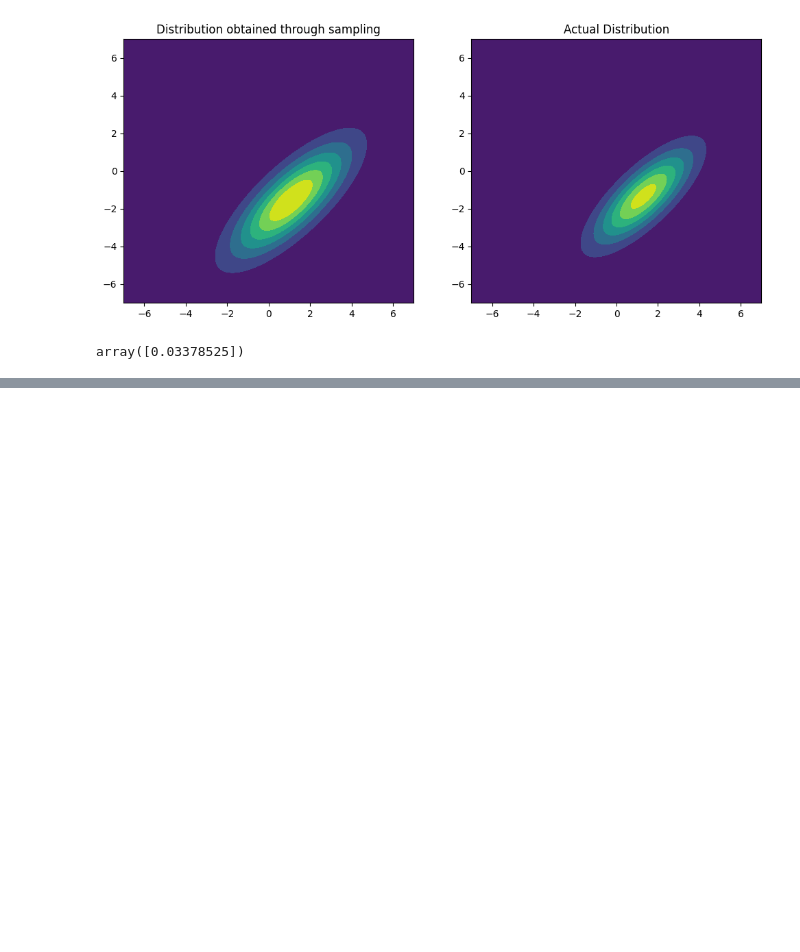
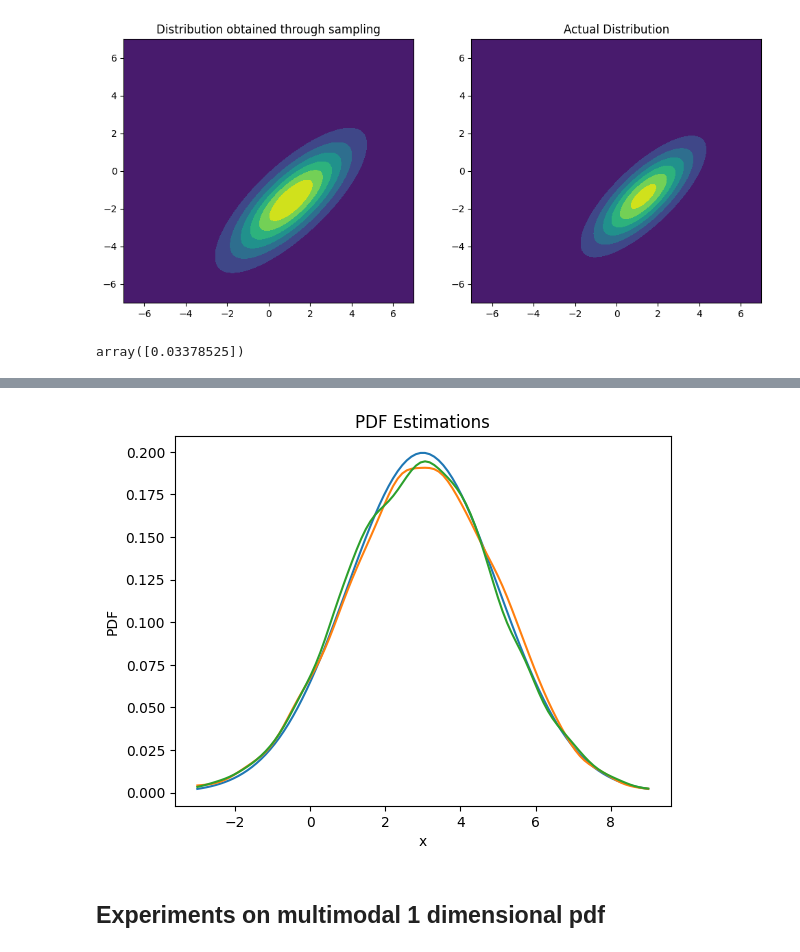
Before and after one commit to Shubham-Mate/Exploratory-Project, a Jupyter notebook: SGNHT Experiments.ipynb, the cells around one changed output, grey strips where cells are left out. Drawn from its saved outputs; the diff is of its cells as text; code cells hidden in the pictures; blank space fills up the shorter version.

```diff
--- a/SGNHT Experiments.ipynb
+++ b/SGNHT Experiments.ipynb
@@ -340,0 +427,16 @@ array([0.03378525])
+# %%
+kde_sgnht = gaussian_kde(samples_sgnht)
+kde_sgrnht = gaussian_kde(samples_sgrnht)
+
+plt.plot(x, normal_distribution.pdf(x), label='Original Distribution')
+plt.plot(x, kde_sgnht(x), label='Approximation by SGNHT')
+plt.plot(x, kde_sgrnht(x), label='Approximation by SGRNHT')
+
+plt.title('PDF Estimations')
+plt.xlabel('x')
+plt.ylabel('PDF')
+plt.show()
+# %% [output]
+[figure, added]
+# %% [markdown]
+## Experiments on multimodal 1 dimensional pdf
```
Also changed, not shown: parts of 19 cells of this notebook.
